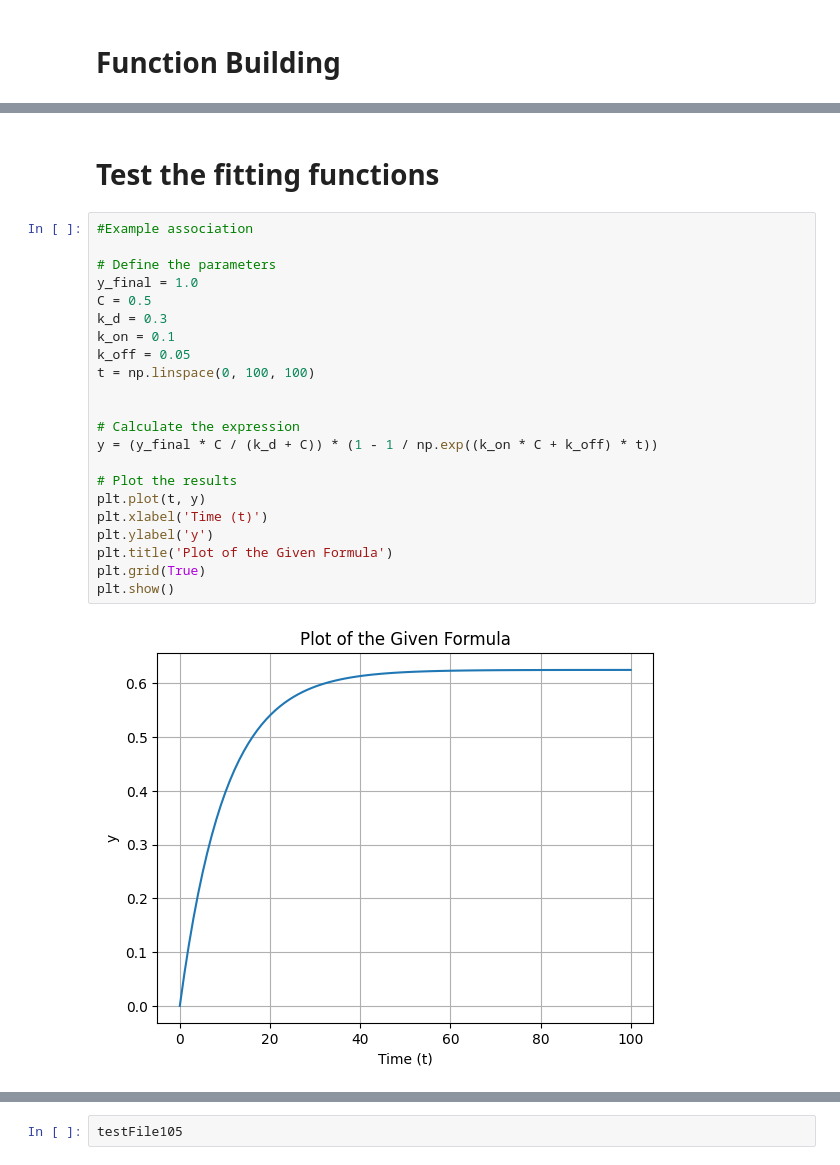
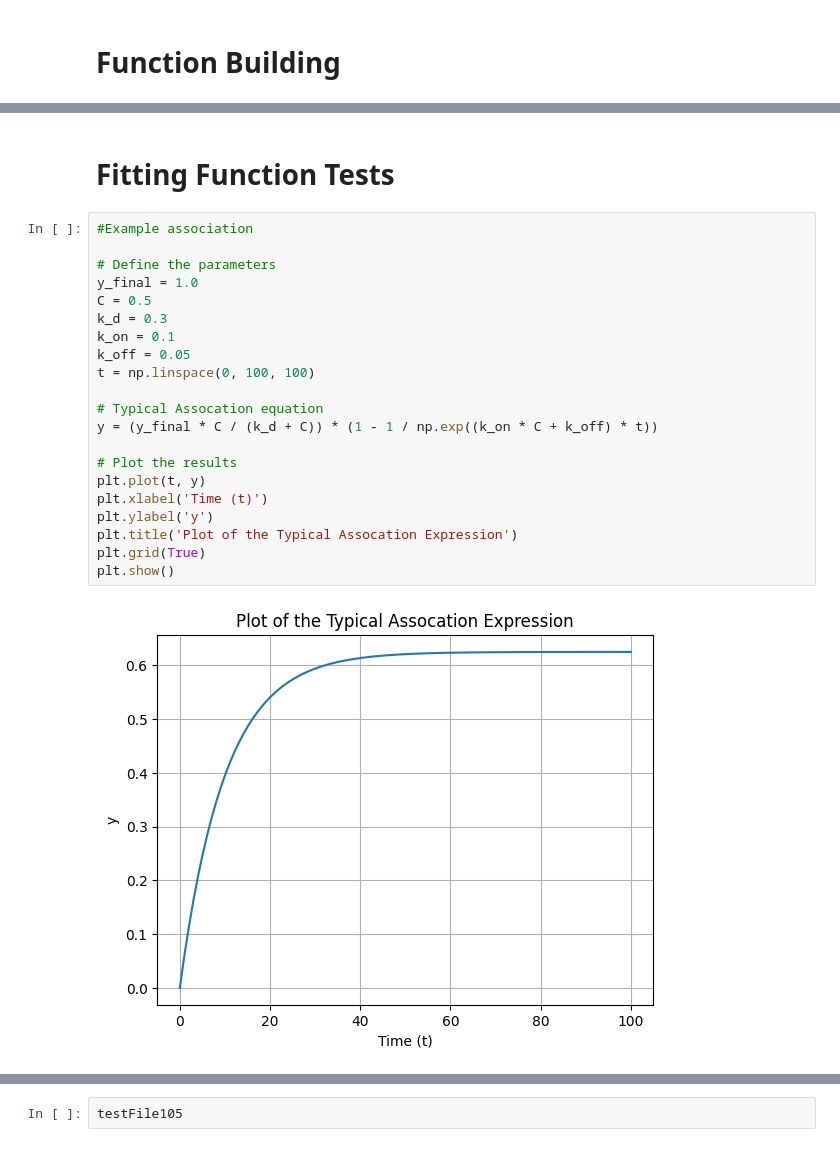
Before and after one commit to Ara101/Data_extraction_kinetic_signaling_data, a Jupyter notebook: code/python/rate_kinetics_0.ipynb, the cells around one changed output, grey strips where cells are left out. Drawn from its saved outputs; the diff is of its cells as text.

```diff
--- a/code/python/rate_kinetics_0.ipynb
+++ b/code/python/rate_kinetics_0.ipynb
@@ -270,29 +270,28 @@ def fit_data(data, time, resposne, assumption = "response to steady state", y_fi
 
     return param_k, pcov_k
-# %% [markdown]
-# Test the fitting functions
+# %% [markdown]
+# Fitting Function Tests
 # %%
 #Example association
 
 # Define the parameters
 y_final = 1.0
 C = 0.5
 k_d = 0.3
 k_on = 0.1
 k_off = 0.05
 t = np.linspace(0, 100, 100)
 
-
-# Calculate the expression
+# Typical Assocation equation
 y = (y_final * C / (k_d + C)) * (1 - 1 / np.exp((k_on * C + k_off) * t))
 
 # Plot the results
 plt.plot(t, y)
 plt.xlabel('Time (t)')
 plt.ylabel('y')
-plt.title('Plot of the Given Formula')
+plt.title('Plot of the Typical Assocation Expression')
 plt.grid(True)
 plt.show()
 # %% [output]
-[figure, old version]
+[figure, new version]
 # %%
```
Also changed, not shown: parts of 17 cells of this notebook.
